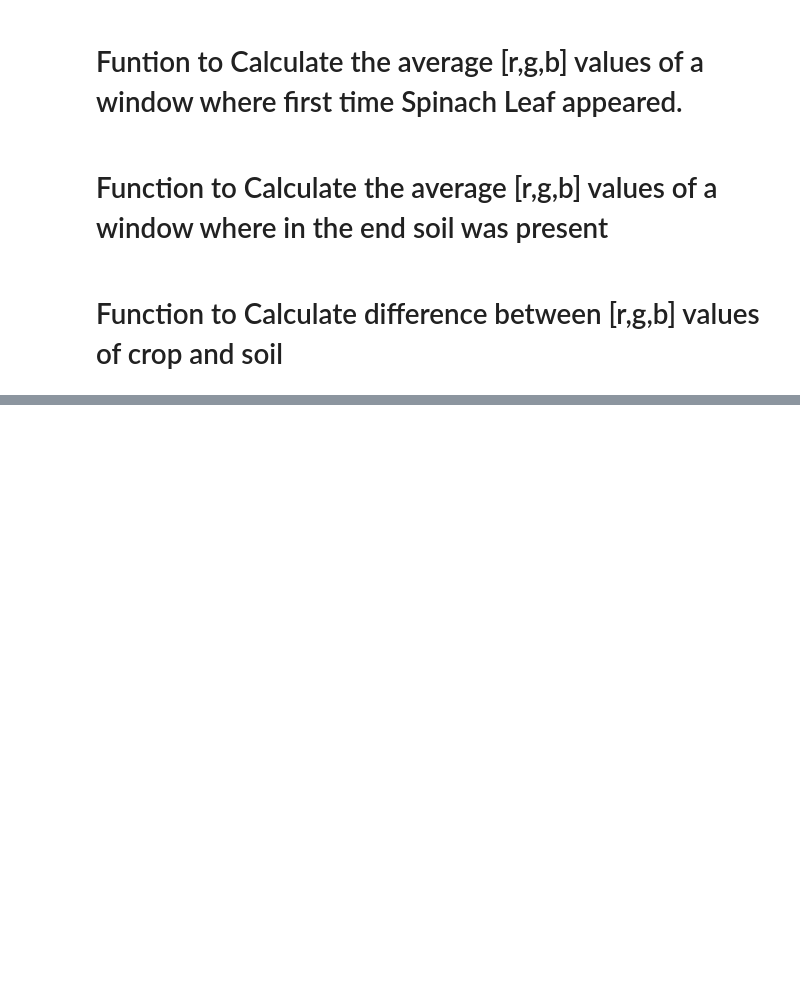
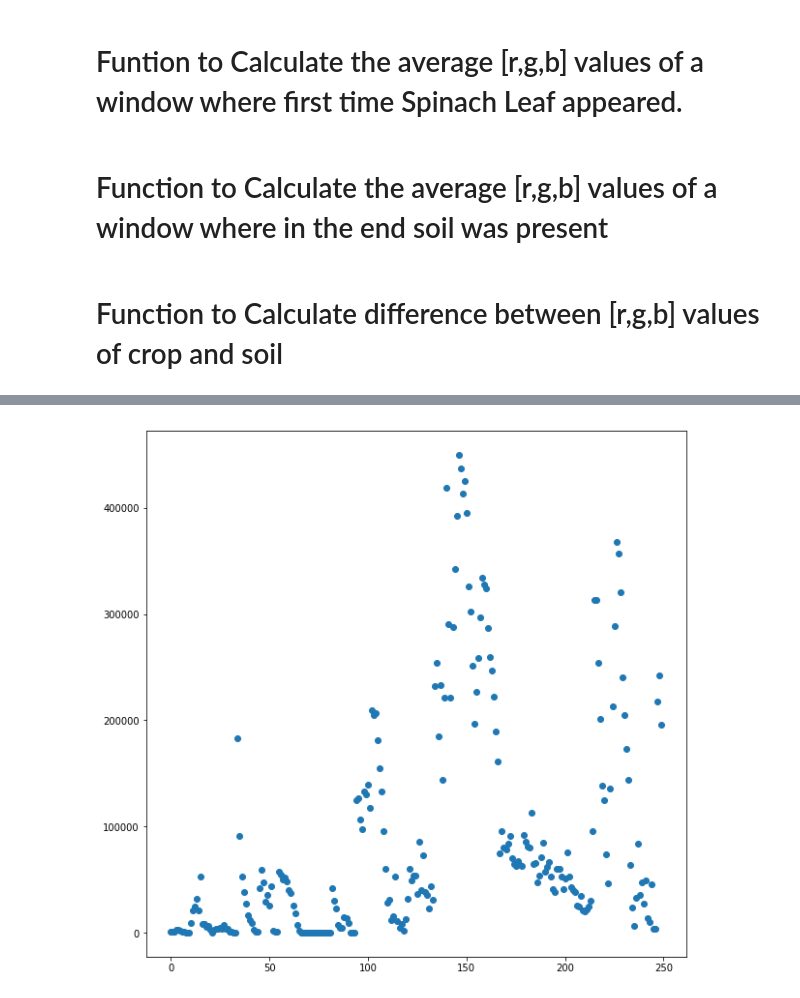
Before and after one commit to vsrandom/Smart-Agriculture, a Jupyter notebook: Predicting_Growth/segmented_images/All_Pixel_Count.ipynb, the cells around one changed output, grey strips where cells are left out. Cells and saved outputs as stored; diff of their text form; code cells hidden in the pictures; blank space fills up the shorter version.

```diff
--- a/Predicting_Growth/segmented_images/All_Pixel_Count.ipynb
+++ b/Predicting_Growth/segmented_images/All_Pixel_Count.ipynb
@@ -217,0 +290,6 @@ df.to_csv('Weather_vs_Pixel_Area.csv')
+# %%
+plt.figure(figsize=(10,10))
+plt.scatter(c,tx2)
+plt.show()
+# %% [output]
+[figure, added]
```
Also changed, not shown: parts of 9 cells of this notebook, 2 other files.
